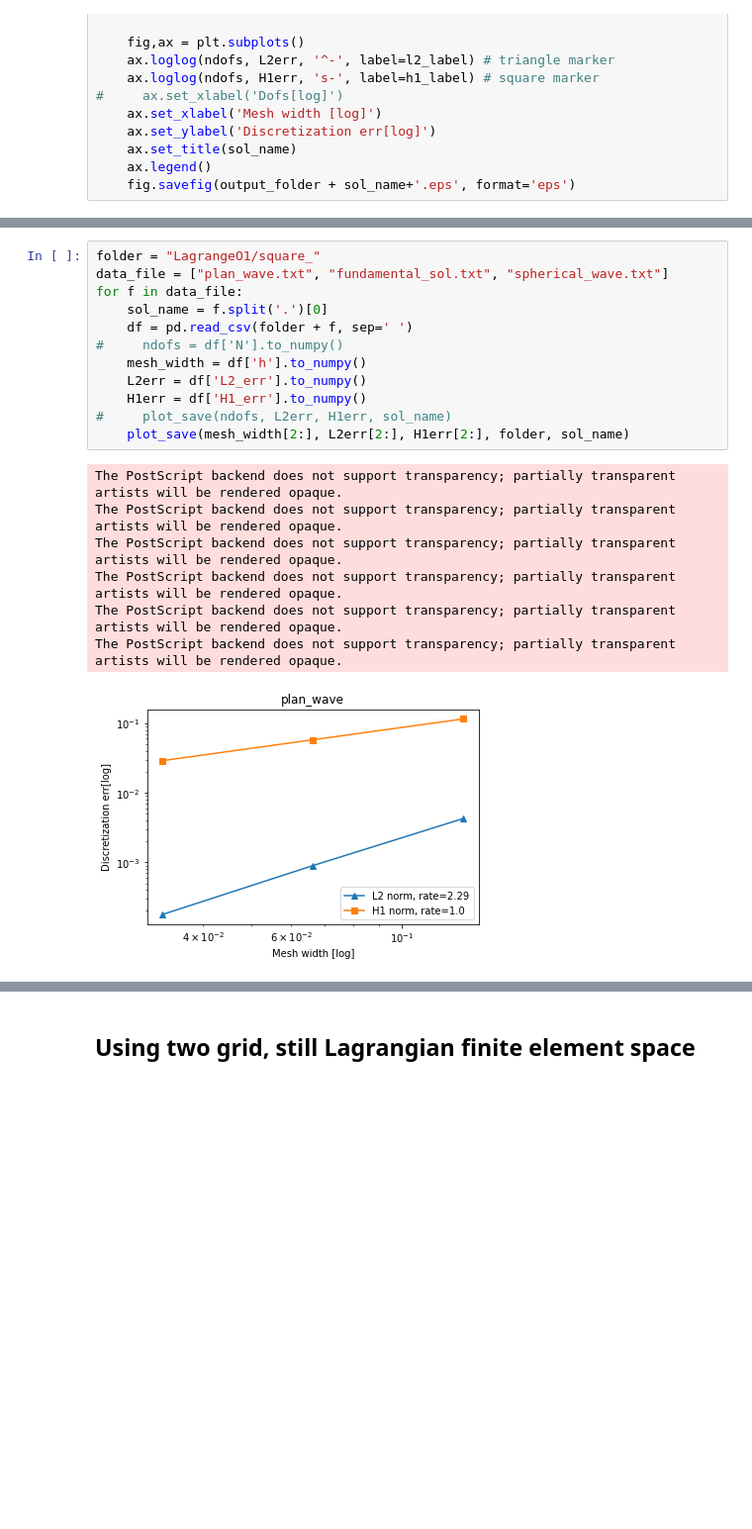
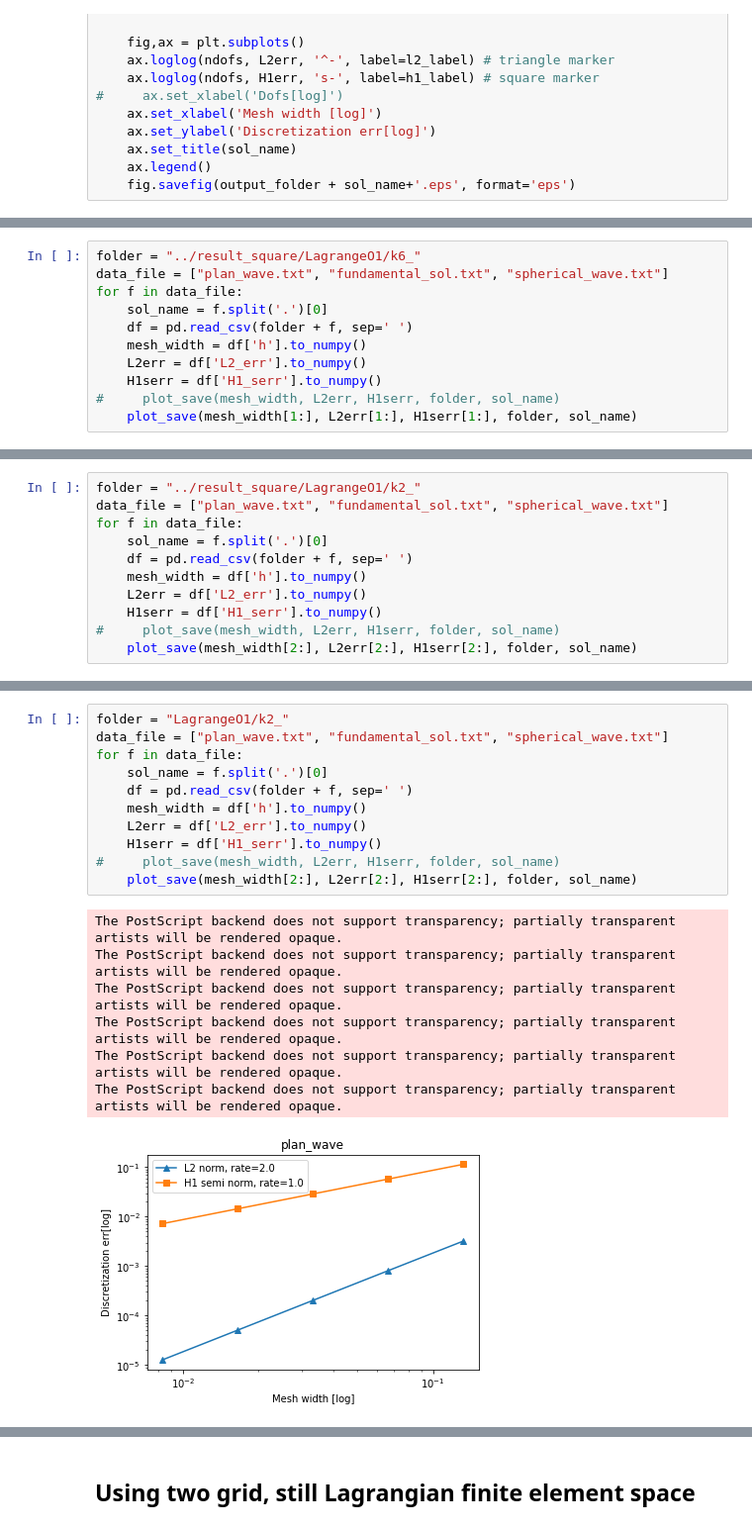
Before and after one commit to liaowangh/PUM_WaveRay, a Jupyter notebook: code/result_squarehole/plot_error.ipynb, the cells around one changed output, grey strips where cells are left out. Shown at 99% size. Drawn from its saved outputs; the diff is of its cells as text; blank space fills up the shorter version.

```diff
--- a/code/result_squarehole/plot_error.ipynb
+++ b/code/result_squarehole/plot_error.ipynb
@@ -37,0 +38,11 @@ def plot_save(ndofs, L2err, H1err, output_folder, sol_name, show_rate=True):
+# %%
+folder = "../result_square/LagrangeO1/k6_"
+data_file = ["plan_wave.txt", "fundamental_sol.txt", "spherical_wave.txt"]
+for f in data_file:
+    sol_name = f.split('.')[0]
+    df = pd.read_csv(folder + f, sep=' ')
+    mesh_width = df['h'].to_numpy()
+    L2err = df['L2_err'].to_numpy()
+    H1serr = df['H1_serr'].to_numpy()
+#     plot_save(mesh_width, L2err, H1serr, folder, sol_name)
+    plot_save(mesh_width[1:], L2err[1:], H1serr[1:], folder, sol_name)
@@ -37,0 +59,11 @@ def plot_save(ndofs, L2err, H1err, output_folder, sol_name, show_rate=True):
+# %%
+folder = "../result_square/LagrangeO1/k2_"
+data_file = ["plan_wave.txt", "fundamental_sol.txt", "spherical_wave.txt"]
+for f in data_file:
+    sol_name = f.split('.')[0]
+    df = pd.read_csv(folder + f, sep=' ')
+    mesh_width = df['h'].to_numpy()
+    L2err = df['L2_err'].to_numpy()
+    H1serr = df['H1_serr'].to_numpy()
+#     plot_save(mesh_width, L2err, H1serr, folder, sol_name)
+    plot_save(mesh_width[2:], L2err[2:], H1serr[2:], folder, sol_name)
@@ -38,20 +82,19 @@ def plot_save(ndofs, L2err, H1err, output_folder, sol_name, show_rate=True):
 # %%
-folder = "LagrangeO1/square_"
+folder = "LagrangeO1/k2_"
 data_file = ["plan_wave.txt", "fundamental_sol.txt", "spherical_wave.txt"]
 for f in data_file:
     sol_name = f.split('.')[0]
     df = pd.read_csv(folder + f, sep=' ')
-#     ndofs = df['N'].to_numpy()
     mesh_width = df['h'].to_numpy()
     L2err = df['L2_err'].to_numpy()
-    H1err = df['H1_err'].to_numpy()
-#     plot_save(ndofs, L2err, H1err, sol_name)
-    plot_save(mesh_width[2:], L2err[2:], H1err[2:], folder, sol_name)
+    H1serr = df['H1_serr'].to_numpy()
+#     plot_save(mesh_width, L2err, H1serr, folder, sol_name)
+    plot_save(mesh_width[2:], L2err[2:], H1serr[2:], folder, sol_name)
 # %% [output]
 The PostScript backend does not support transparency; partially transparent artists will be rendered opaque.
 The PostScript backend does not support transparency; partially transparent artists will be rendered opaque.
 The PostScript backend does not support transparency; partially transparent artists will be rendered opaque.
 The PostScript backend does not support transparency; partially transparent artists will be rendered opaque.
 The PostScript backend does not support transparency; partially transparent artists will be rendered opaque.
 The PostScript backend does not support transparency; partially transparent artists will be rendered opaque.
-[figure, old version]
+[figure, new version]
```
Also changed, not shown: parts of 5 cells of this notebook, 48 other files.
